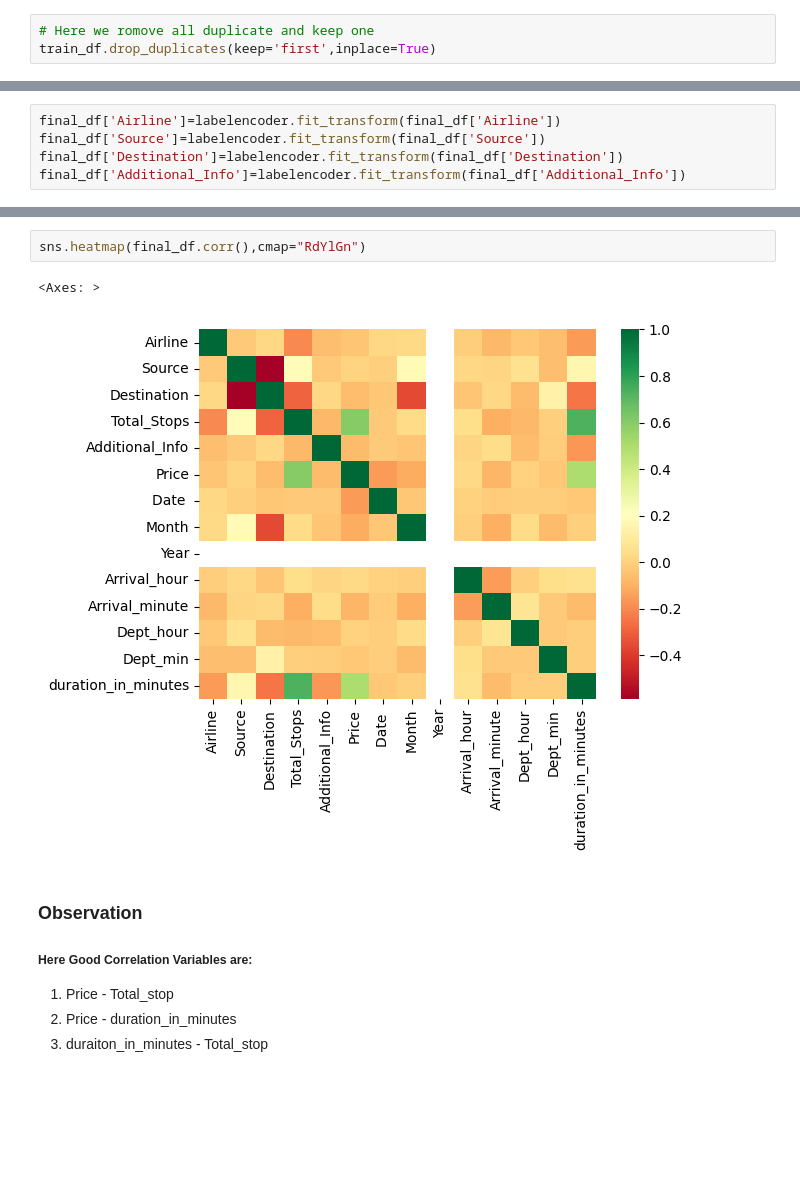
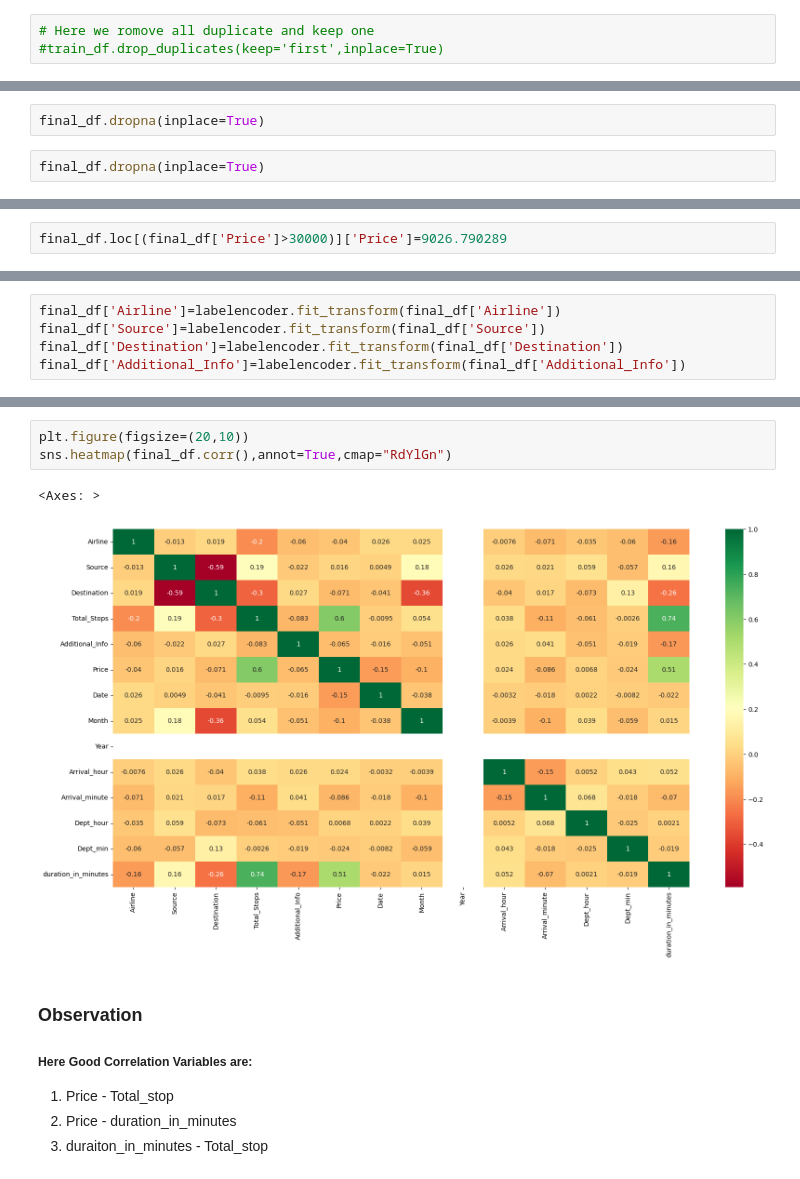
Before and after one commit to mhdnihas/Sample_Projects_DataScience, a Jupyter notebook: flight_prediction.ipynb, the cells around one changed output, grey strips where cells are left out. Saved outputs shown, nothing was run; the diff lists cells and outputs as text; blank space fills up the shorter version.

```diff
--- a/flight_prediction.ipynb
+++ b/flight_prediction.ipynb
@@ -131,6 +124,6 @@ train_df[train_df.duplicated()].head()
 # %%
 # Here we romove all duplicate and keep one
-train_df.drop_duplicates(keep='first',inplace=True)
+#train_df.drop_duplicates(keep='first',inplace=True)
 # %%
 train_df.shape
 # %% [output]
@@ -182,0 +232,4 @@ final_df=pd.concat([train_df,test_df],ignore_index=True)
+# %%
+final_df.dropna(inplace=True)
+# %%
+final_df.dropna(inplace=True)
@@ -305,0 +425,2 @@ memory usage: 1.3+ MB
+# %%
+final_df.loc[(final_df['Price']>30000)]['Price']=9026.790289
@@ -703,8 +839,9 @@ memory usage: 872.2 KB
 # %%
-sns.heatmap(final_df.corr(),cmap="RdYlGn")
+plt.figure(figsize=(20,10))
+sns.heatmap(final_df.corr(),annot=True,cmap="RdYlGn")
 # %% [output]
 <Axes: >
-[figure, old version]
+[figure, new version]
 # %% [markdown]
 ### Observation
 ##### Here Good Correlation Variables are:
```
Also changed, not shown: parts of 61 cells of this notebook.
